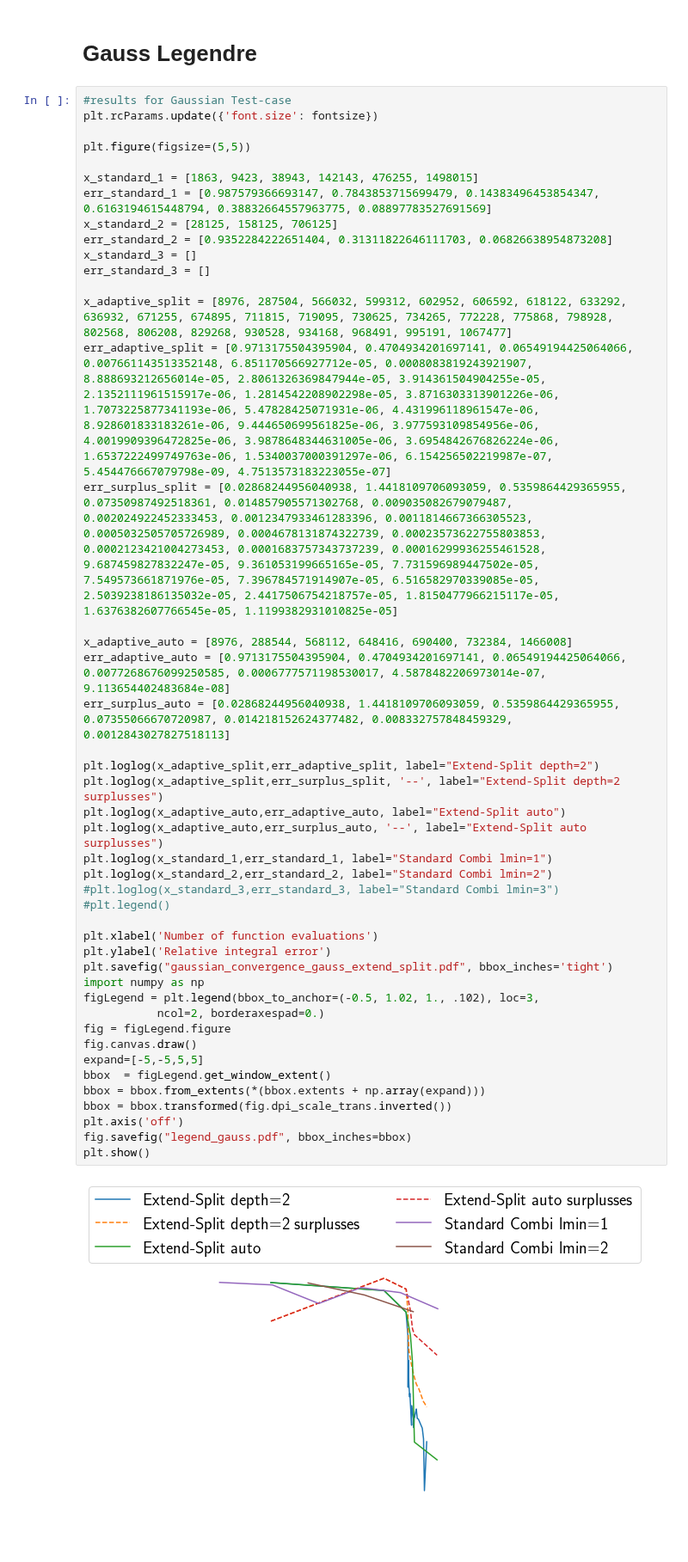
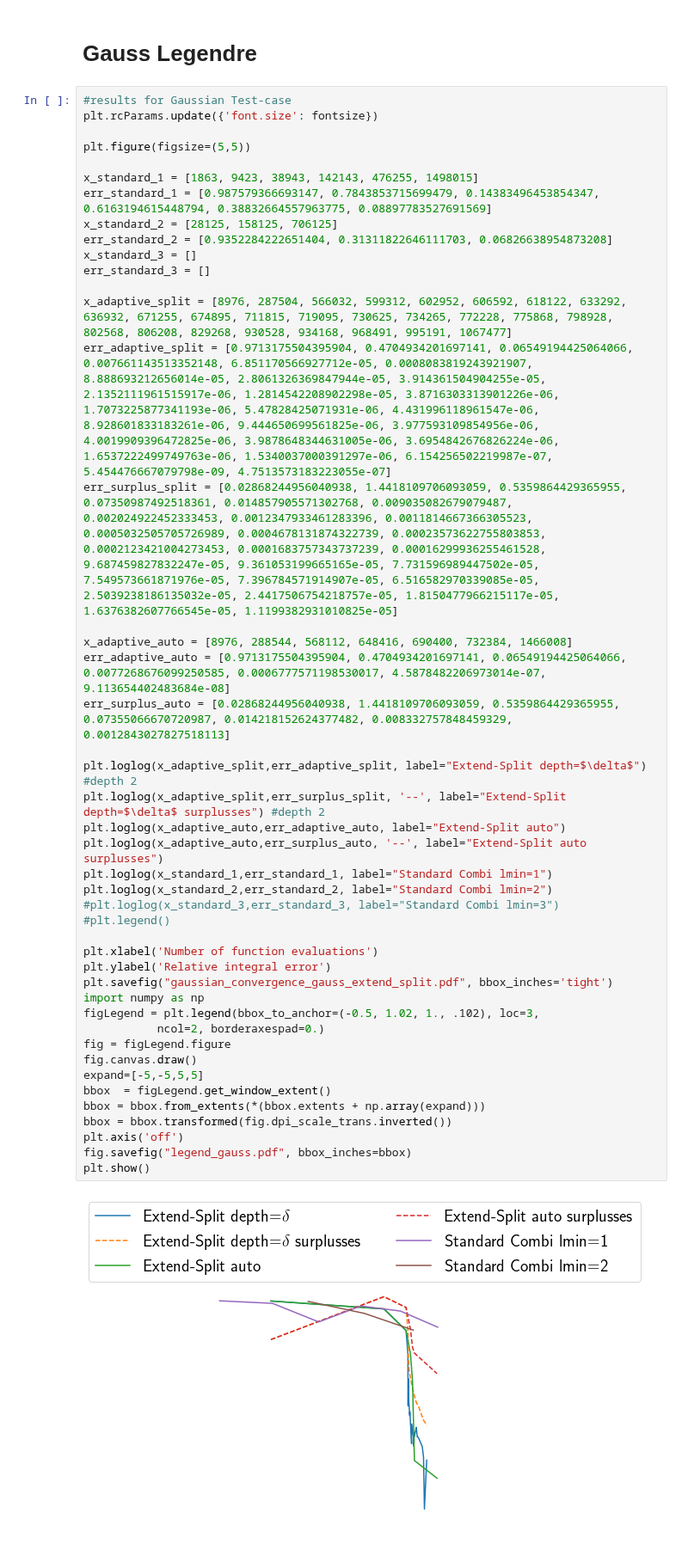
Before and after one commit to obersteiner/sparseSpACE, a Jupyter notebook: ipynb/FiguresSGA.ipynb, the cells around one changed output. Shown at 86% size. Drawn from its saved outputs; the diff is of its cells as text.

```diff
--- a/ipynb/FiguresSGA.ipynb
+++ b/ipynb/FiguresSGA.ipynb
@@ -248,36 +248,36 @@ x_adaptive_split = [8976, 287504, 566032, 599312, 602952, 606592, 618122, 633292
 err_adaptive_split = [0.9713175504395904, 0.4704934201697141, 0.06549194425064066, 0.007661143513352148, 6.851170566927712e-05, 0.0008083819243921907, 8.888693212656014e-05, 2.8061326369847944e-05, 3.914361504904255e-05, 2.1352111961515917e-06, 1.2814542208902298e-05, 3.8716303313901226e-06, 1.7073225877341193e-06, 5.47828425071931e-06, 4.431996118961547e-06, 8.928601833183261e-06, 9.444650699561825e-06, 3.977593109854956e-06, 4.0019909396472825e-06, 3.9878648344631005e-06, 3.6954842676826224e-06, 1.6537222499749763e-06, 1.5340037000391297e-06, 6.154256502219987e-07, 5.454476667079798e-09, 4.7513573183223055e-07]
 err_surplus_split = [0.02868244956040938, 1.4418109706093059, 0.5359864429365955, 0.07350987492518361, 0.014857905571302768, 0.009035082679079487, 0.002024922452333453, 0.0012347933461283396, 0.0011814667366305523, 0.0005032505705726989, 0.0004678131874322739, 0.00023573622755803853, 0.0002123421004273453, 0.0001683757343737239, 0.00016299936255461528, 9.687459827832247e-05, 9.361053199665165e-05, 7.731596989447502e-05, 7.549573661871976e-05, 7.396784571914907e-05, 6.516582970339085e-05, 2.5039238186135032e-05, 2.4417506754218757e-05, 1.8150477966215117e-05, 1.6376382607766545e-05, 1.1199382931010825e-05]
 
 x_adaptive_auto = [8976, 288544, 568112, 648416, 690400, 732384, 1466008]
 err_adaptive_auto = [0.9713175504395904, 0.4704934201697141, 0.06549194425064066, 0.0077268676099250585, 0.0006777571198530017, 4.5878482206973014e-07, 9.113654402483684e-08]
 err_surplus_auto = [0.02868244956040938, 1.4418109706093059, 0.5359864429365955, 0.07355066670720987, 0.014218152624377482, 0.008332757848459329, 0.0012843027827518113]
 
-plt.loglog(x_adaptive_split,err_adaptive_split, label="Extend-Split depth=2")
-plt.loglog(x_adaptive_split,err_surplus_split, '--', label="Extend-Split depth=2 surplusses")
+plt.loglog(x_adaptive_split,err_adaptive_split, label="Extend-Split depth=$\delta$") #depth 2
+plt.loglog(x_adaptive_split,err_surplus_split, '--', label="Extend-Split depth=$\delta$ surplusses") #depth 2
 plt.loglog(x_adaptive_auto,err_adaptive_auto, label="Extend-Split auto")
 plt.loglog(x_adaptive_auto,err_surplus_auto, '--', label="Extend-Split auto surplusses")
 plt.loglog(x_standard_1,err_standard_1, label="Standard Combi lmin=1")
 plt.loglog(x_standard_2,err_standard_2, label="Standard Combi lmin=2")
 #plt.loglog(x_standard_3,err_standard_3, label="Standard Combi lmin=3")
 #plt.legend()
 
 plt.xlabel('Number of function evaluations')
 plt.ylabel('Relative integral error')
 plt.savefig("gaussian_convergence_gauss_extend_split.pdf", bbox_inches='tight')
 import numpy as np
 figLegend = plt.legend(bbox_to_anchor=(-0.5, 1.02, 1., .102), loc=3,
            ncol=2, borderaxespad=0.)
 fig = figLegend.figure
 fig.canvas.draw()
 expand=[-5,-5,5,5]
 bbox  = figLegend.get_window_extent()
 bbox = bbox.from_extents(*(bbox.extents + np.array(expand)))
 bbox = bbox.transformed(fig.dpi_scale_trans.inverted())
 plt.axis('off')
 fig.savefig("legend_gauss.pdf", bbox_inches=bbox)
 plt.show()
 # %% [output]
-[figure, old version]
+[figure, new version]
 # %%
 #results for Corner Peak Test-case
 plt.rcParams.update({'font.size': fontsize})
```
Also changed, not shown: parts of 12 cells of this notebook.
